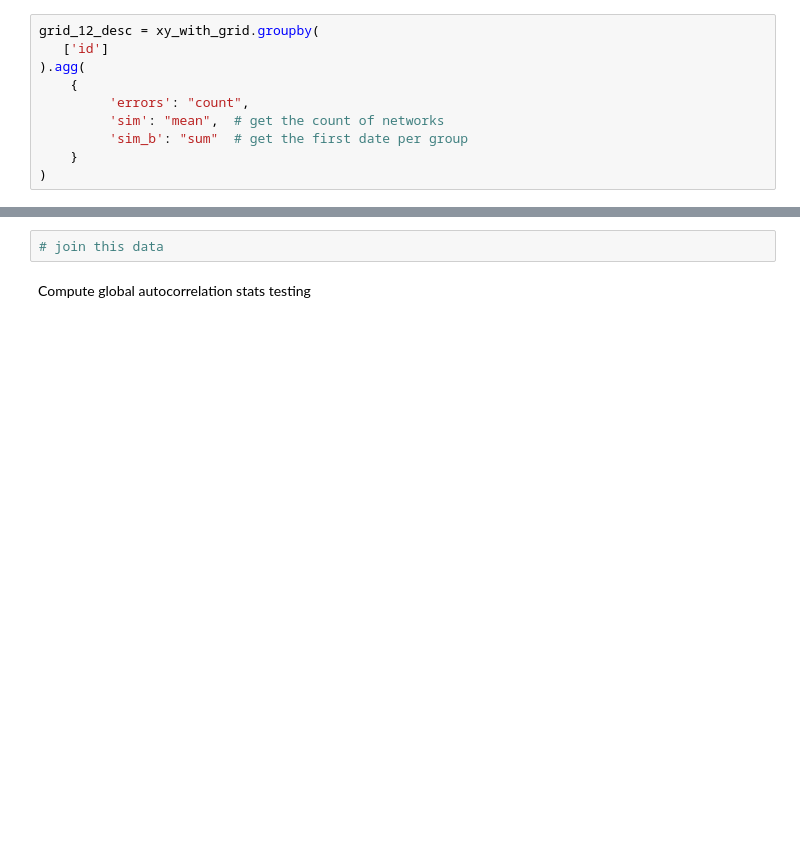
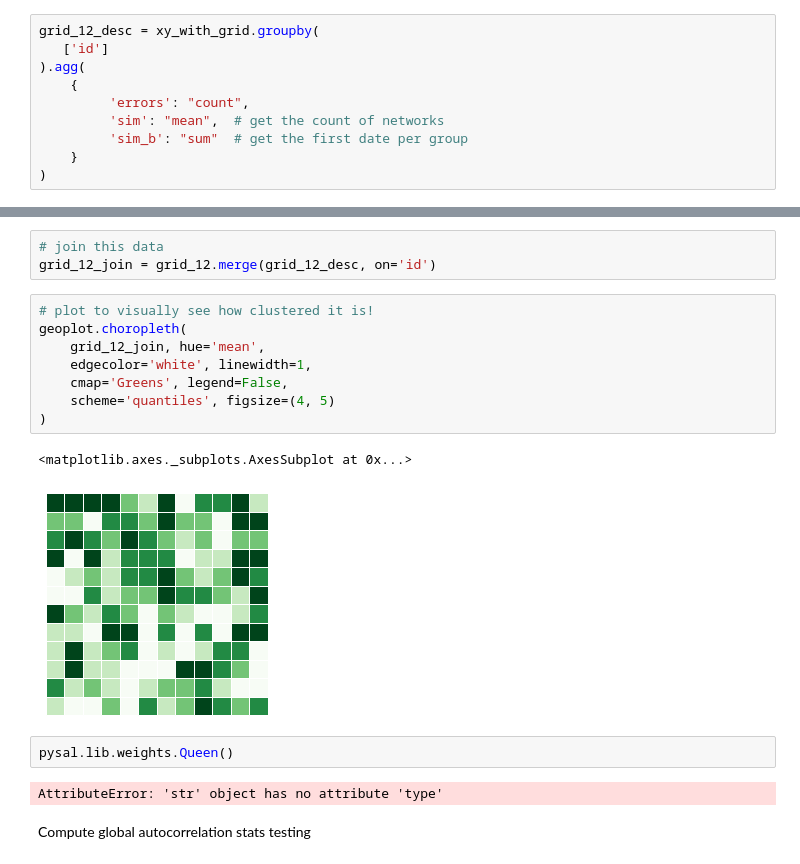
Before and after one commit to SAUSy-Lab/spatial-sampling-error, a Jupyter notebook: matrix_testing.ipynb, the cells around one changed output, grey strips where cells are left out. Drawn from its saved outputs; the diff is of its cells as text; blank space fills up the shorter version.

```diff
--- a/matrix_testing.ipynb
+++ b/matrix_testing.ipynb
@@ -133,5 +132,21 @@ grid_12_desc.head()
 # %%
 # join this data
+grid_12_join = grid_12.merge(grid_12_desc, on='id')
+# %%
+# plot to visually see how clustered it is!
+geoplot.choropleth(
+    grid_12_join, hue='mean',
+    edgecolor='white', linewidth=1,
+    cmap='Greens', legend=False,
+    scheme='quantiles', figsize=(4, 5)
+)
+# %% [output]
+<matplotlib.axes._subplots.AxesSubplot at 0x...>
+[figure, added]
+# %%
+pysal.lib.weights.Queen()
+# %% [output]
+AttributeError: 'str' object has no attribute 'type'
 # %% [markdown]
 Compute global autocorrelation stats testing
 # %%
```
Also changed, not shown: parts of 9 cells of this notebook.
